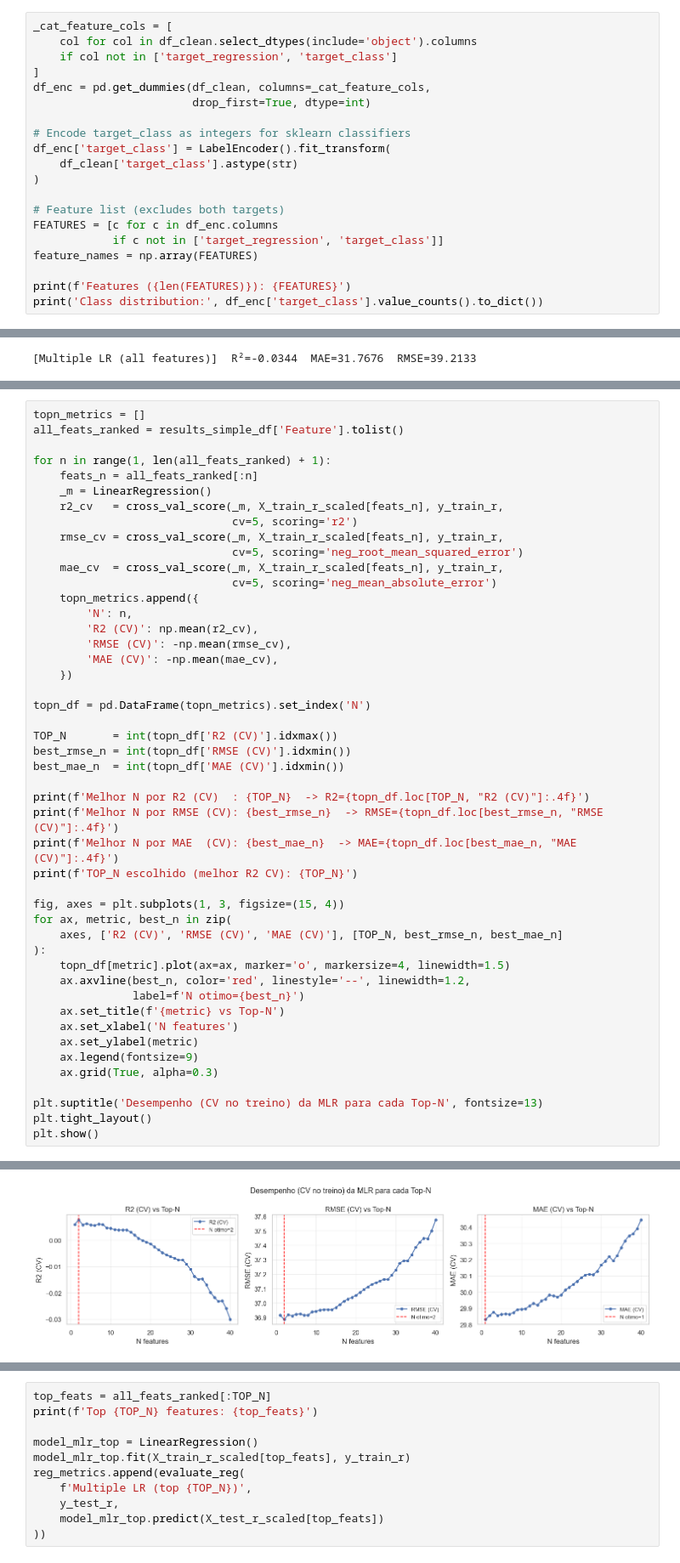
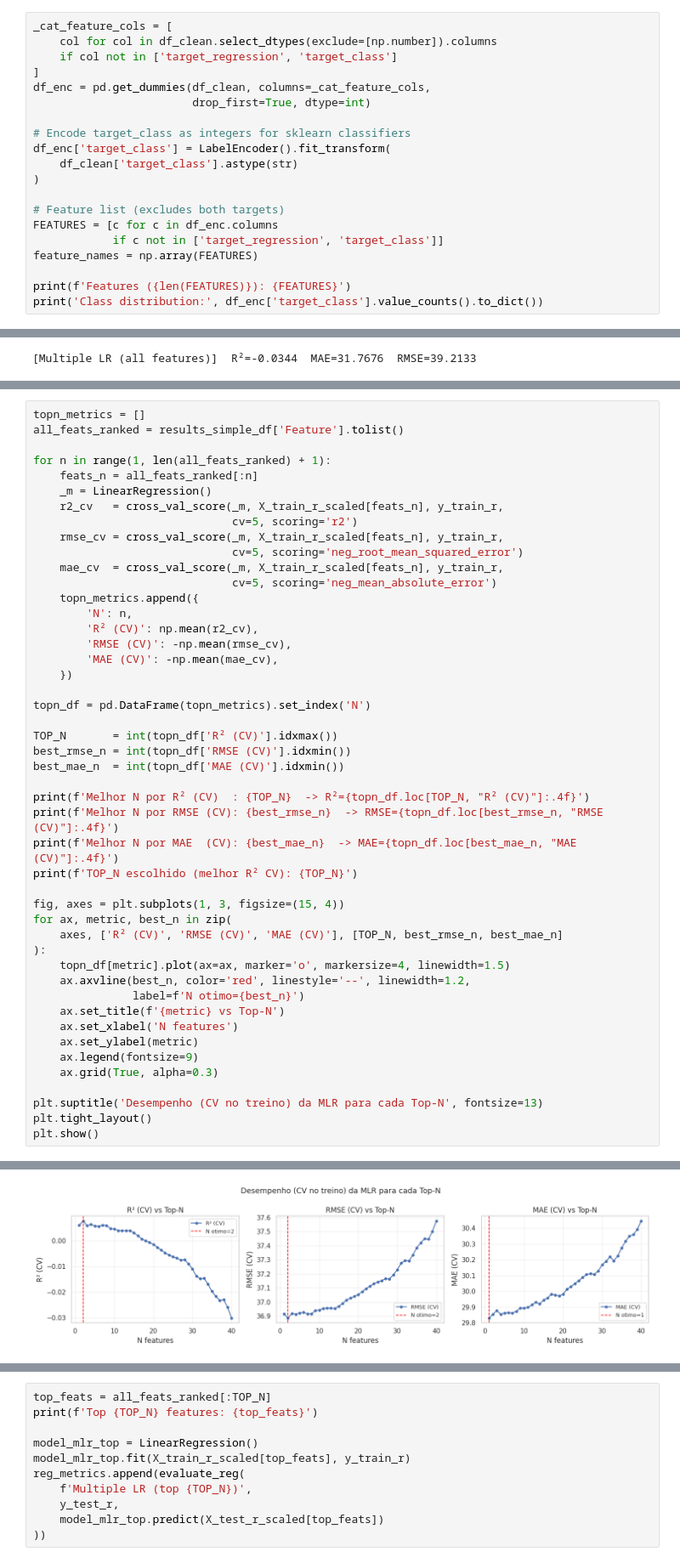
Before and after one commit to LuisMNSantos/APRAU-Cardiometabolic-ML, a Jupyter notebook: notebooks/aprau_grupo18.ipynb, the cells around one changed output, grey strips where cells are left out. Shown at 85% size. Drawn from its saved outputs; the diff is of its cells as text.

Commit message:
Corrige textos, refaz feature selection e adiciona conclusões e referências

```diff
--- a/notebooks/aprau_grupo18.ipynb
+++ b/notebooks/aprau_grupo18.ipynb
@@ -548,6 +629,6 @@ Antes das secções de Classificação e Feature Selection, codificamos as featu
 # %%
 _cat_feature_cols = [
-    col for col in df_clean.select_dtypes(include='object').columns
+    col for col in df_clean.select_dtypes(exclude=[np.number]).columns
     if col not in ['target_regression', 'target_class']
 ]
 df_enc = pd.get_dummies(df_clean, columns=_cat_feature_cols,
@@ -693,25 +774,25 @@ for n in range(1, len(all_feats_ranked) + 1):
                               cv=5, scoring='neg_mean_absolute_error')
     topn_metrics.append({
         'N': n,
-        'R2 (CV)': np.mean(r2_cv),
+        'R² (CV)': np.mean(r2_cv),
         'RMSE (CV)': -np.mean(rmse_cv),
         'MAE (CV)': -np.mean(mae_cv),
     })
 
 topn_df = pd.DataFrame(topn_metrics).set_index('N')
 
-TOP_N       = int(topn_df['R2 (CV)'].idxmax())
+TOP_N       = int(topn_df['R² (CV)'].idxmax())
 best_rmse_n = int(topn_df['RMSE (CV)'].idxmin())
 best_mae_n  = int(topn_df['MAE (CV)'].idxmin())
 
-print(f'Melhor N por R2 (CV)  : {TOP_N}  -> R2={topn_df.loc[TOP_N, "R2 (CV)"]:.4f}')
+print(f'Melhor N por R² (CV)  : {TOP_N}  -> R²={topn_df.loc[TOP_N, "R² (CV)"]:.4f}')
 print(f'Melhor N por RMSE (CV): {best_rmse_n}  -> RMSE={topn_df.loc[best_rmse_n, "RMSE (CV)"]:.4f}')
 print(f'Melhor N por MAE  (CV): {best_mae_n}  -> MAE={topn_df.loc[best_mae_n, "MAE (CV)"]:.4f}')
-print(f'TOP_N escolhido (melhor R2 CV): {TOP_N}')
+print(f'TOP_N escolhido (melhor R² CV): {TOP_N}')
 
 fig, axes = plt.subplots(1, 3, figsize=(15, 4))
 for ax, metric, best_n in zip(
-    axes, ['R2 (CV)', 'RMSE (CV)', 'MAE (CV)'], [TOP_N, best_rmse_n, best_mae_n]
+    axes, ['R² (CV)', 'RMSE (CV)', 'MAE (CV)'], [TOP_N, best_rmse_n, best_mae_n]
 ):
     topn_df[metric].plot(ax=ax, marker='o', markersize=4, linewidth=1.5)
     ax.axvline(best_n, color='red', linestyle='--', linewidth=1.2,
@@ -733 +814 @@ TOP_N escolhido (melhor R2 CV): 2
-[figure, old version]
+[figure, new version]
```
Also changed, not shown: parts of 105 cells of this notebook.
